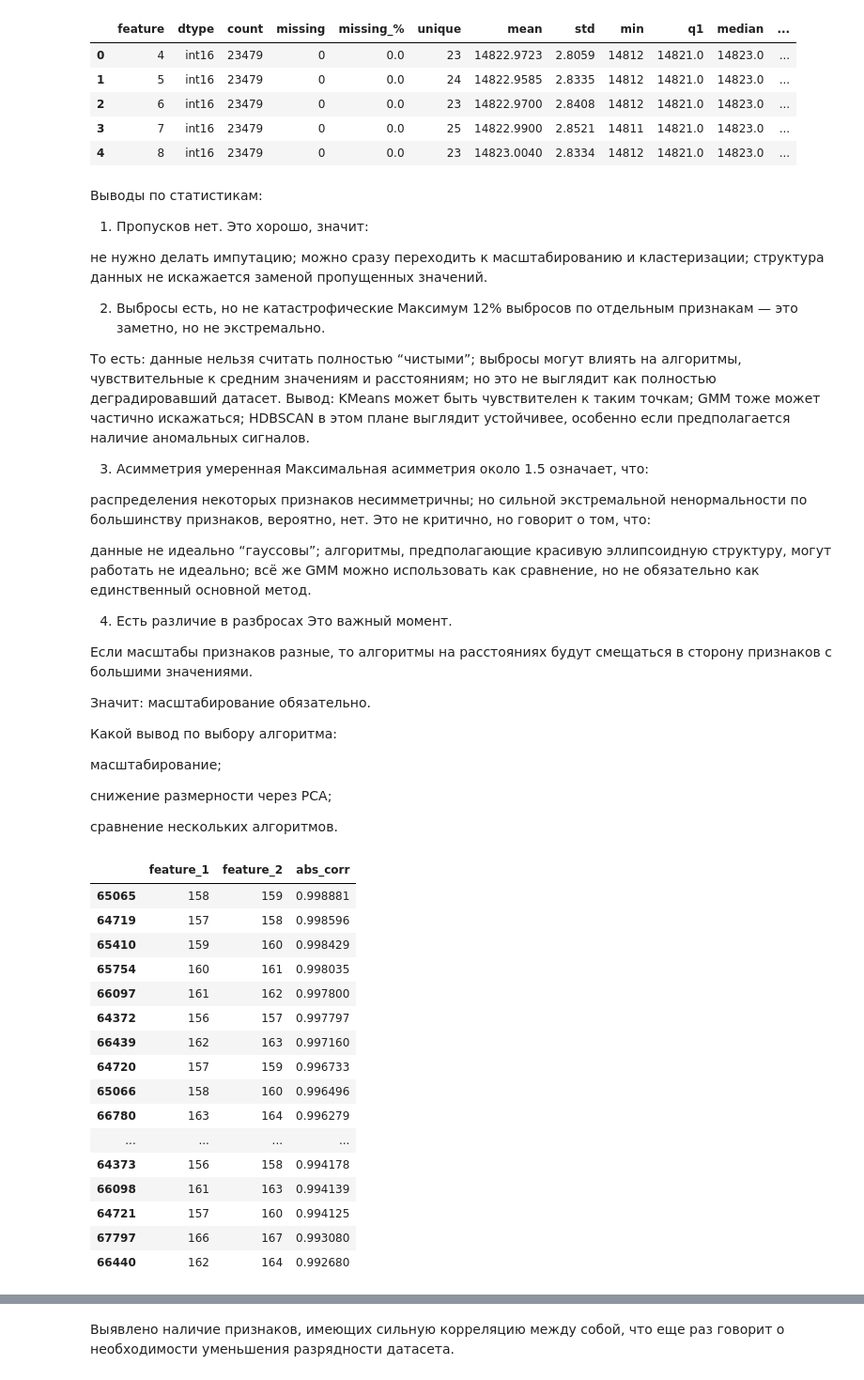
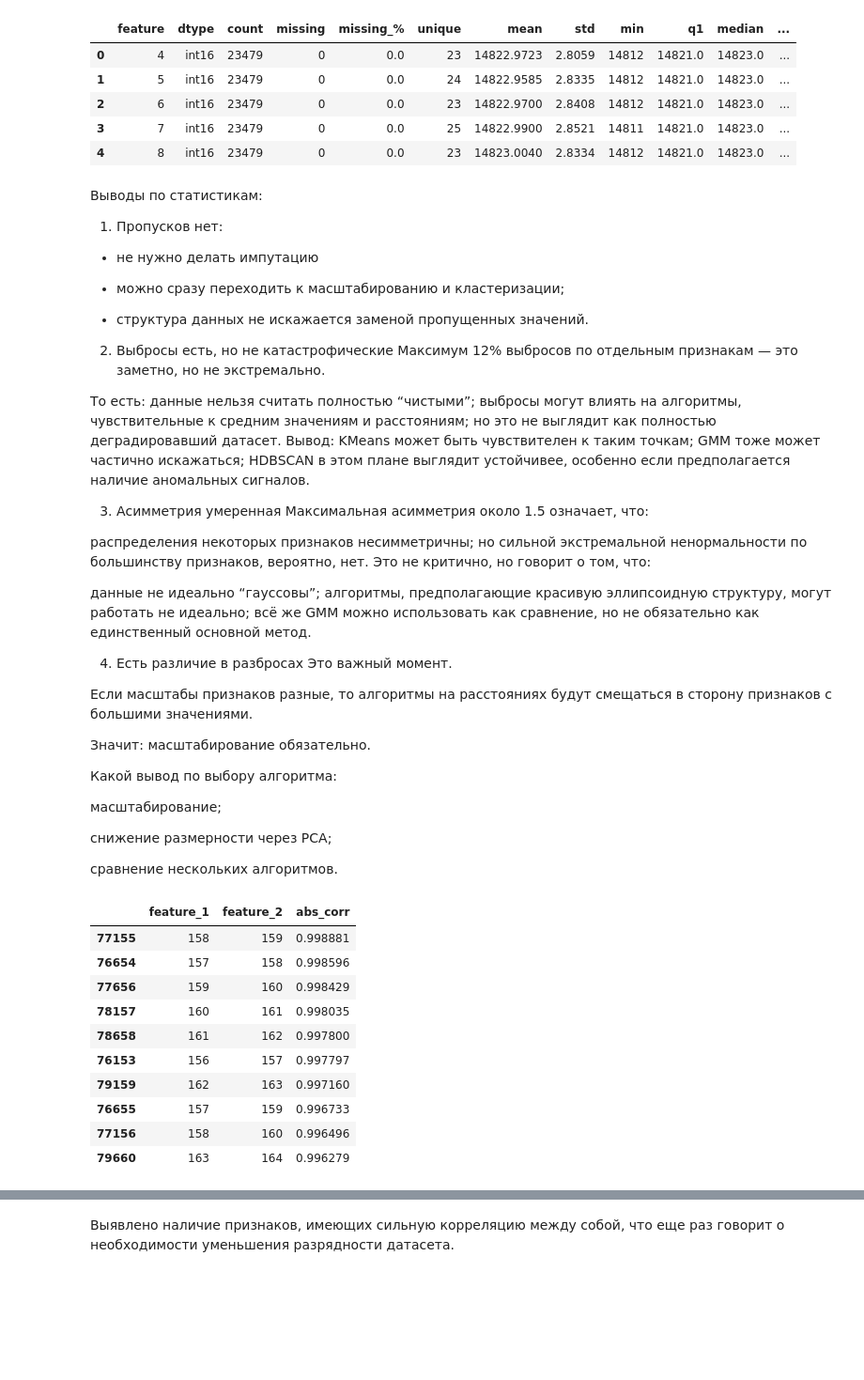
Before and after one commit to PHILIPP111007/masters_degree_Roshchin_M25-555, a Jupyter notebook: ML/session.ipynb, the cells around one changed output, grey strips where cells are left out. Shown at 94% size. Saved outputs shown, nothing was run; the diff lists cells and outputs as text; code cells hidden in the pictures; blank space fills up the shorter version.

```diff
--- a/ML/session.ipynb
+++ b/ML/session.ipynb
@@ -178,9 +135,9 @@ def feature_statistics(df, iqr_coef=1.5, round_digits=4):
 # %% [markdown]
 ### Загрузка данных
 # %%
-# Data loading
+path = "/Users/phil/Downloads/Run200_Wave_0_1.txt"
 
-df = pd.read_csv('/kaggle/input/competitions/signal-types-classification/Run200_Wave_0_1.txt', sep=' ', header=None, skipinitialspace=True)
+df = pd.read_csv(path, sep=' ', header=None, skipinitialspace=True)
 # %%
 display(df.head())
 df.tail()
@@ -301,11 +258,13 @@ stats_df.head()
 # %% [markdown]
 Выводы по статистикам:
 
-1. Пропусков нет. Это хорошо, значит:
+1. Пропусков нет:
 
-не нужно делать импутацию;
-можно сразу переходить к масштабированию и кластеризации;
-структура данных не искажается заменой пропущенных значений.
+- не нужно делать импутацию
+
+- можно сразу переходить к масштабированию и кластеризации;
+
+- структура данных не искажается заменой пропущенных значений.
 
 
 2. Выбросы есть, но не катастрофические
@@ -370,22 +329,16 @@ def get_high_correlations(df, method='pearson', threshold=0.8):
     return high_corr_pairs
 # %%
 high_corr = get_high_correlations(df, threshold=0.8)
-high_corr.head(20)
+high_corr.head(10)
 # %% [output]
 |  | feature_1 | feature_2 | abs_corr |
-| 65065 | 158 | 159 | 0.998881 |
-| 64719 | 157 | 158 | 0.998596 |
-| 65410 | 159 | 160 | 0.998429 |
-| 65754 | 160 | 161 | 0.998035 |
-| 66097 | 161 | 162 | 0.997800 |
-| 64372 | 156 | 157 | 0.997797 |
-| 66439 | 162 | 163 | 0.997160 |
-| 64720 | 157 | 159 | 0.996733 |
-| 65066 | 158 | 160 | 0.996496 |
-| 66780 | 163 | 164 | 0.996279 |
-| ... | ... | ... | ... |
-| 64373 | 156 | 158 | 0.994178 |
-| 66098 | 161 | 163 | 0.994139 |
-| 64721 | 157 | 160 | 0.994125 |
-| 67797 | 166 | 167 | 0.993080 |
-| 66440 | 162 | 164 | 0.992680 |
+| 77155 | 158 | 159 | 0.998881 |
+| 76654 | 157 | 158 | 0.998596 |
+| 77656 | 159 | 160 | 0.998429 |
+| 78157 | 160 | 161 | 0.998035 |
+| 78658 | 161 | 162 | 0.997800 |
+| 76153 | 156 | 157 | 0.997797 |
+| 79159 | 162 | 163 | 0.997160 |
+| 76655 | 157 | 159 | 0.996733 |
+| 77156 | 158 | 160 | 0.996496 |
+| 79660 | 163 | 164 | 0.996279 |
```
Also changed, not shown: parts of 19 cells of this notebook.
